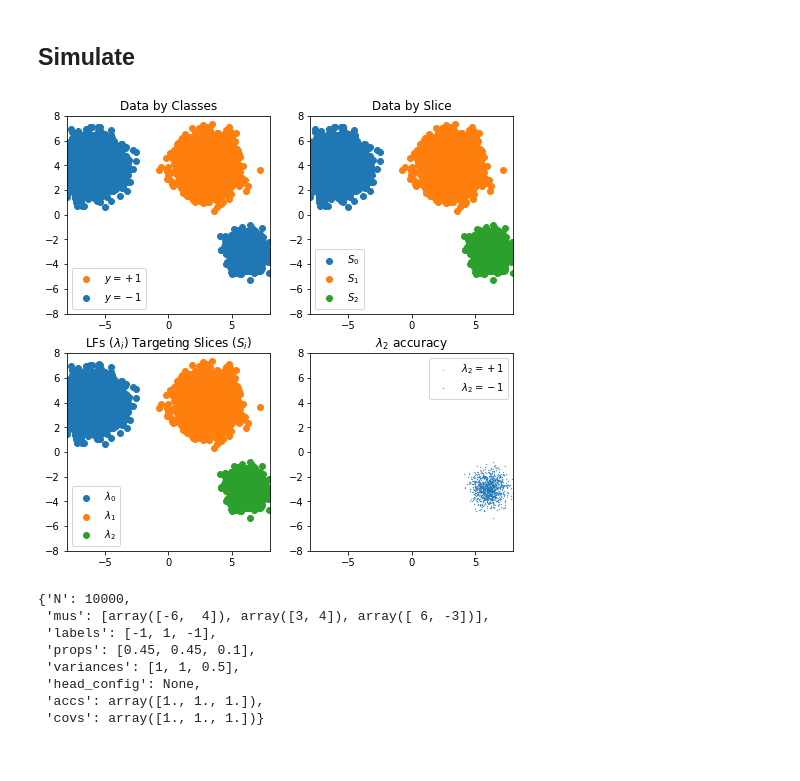
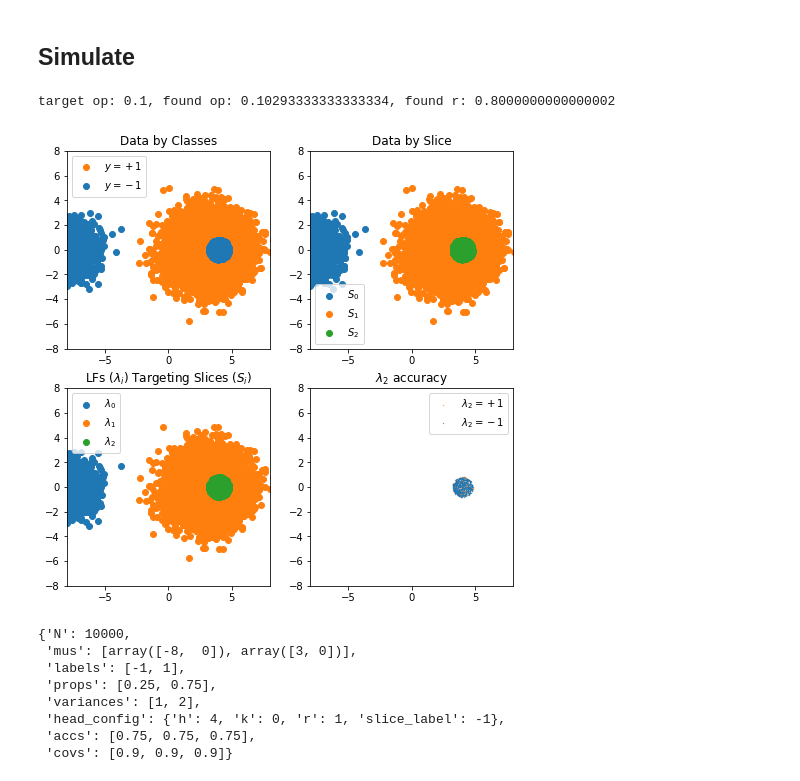
Before and after one commit to tsy935/metal, a Jupyter notebook: metal/contrib/slicing/synthetics/synthetics-sandbox.ipynb, the cells around one changed output. Saved outputs shown, nothing was run; the diff lists cells and outputs as text; code cells hidden in the pictures.

Commit message:
add sanity check synthetics

```diff
--- a/metal/contrib/slicing/synthetics/synthetics-sandbox.ipynb
+++ b/metal/contrib/slicing/synthetics/synthetics-sandbox.ipynb
@@ -70,5 +62,0 @@ visualize_data(X, Y, C, L)
-# %%
-from simulate import data_config as config
-config['accs'][2] = 1.0
-X, Y, C, L = generate_synthetic_data(config, 'cov', 0.2)
-visualize_data(X, Y, C, L)
@@ -90,33 +73,43 @@ visualize_data(X_test, Y_test, C_test, L_test)
 # %%
 from simulate import data_config as config
 from synthetics_utils import generate_synthetic_data
 
-config = {
-    # data generation
-    "N": 10000, # num data points
-    "mus": [
-        np.array([-6, 4]), # Mode 1: Y = -1
-        np.array([3, 4]), # Mode 2: Y = 1,
-        np.array([6, -3])
-    ],
-    "labels": [-1, 1, -1], # labels of each slice
-    "props": [0.45, 0.45, 0.1], # proportion of data in each mode
-    "variances": [1, 1, 0.5], # proportion of data in each mode
-    "head_config": None,
+# Setting 1: Separable case
+# config = {
+#     # data generation
+#     "N": 10000, # num data points
+#     "mus": [
+#         np.array([-6, 4]), # Mode 1: Y = -1
+#         np.array([3, 4]), # Mode 2: Y = 1,
+#         np.array([6, -3])
+#     ],
+#     "labels": [-1, 1, -1], # labels of each slice
+#     "props": [0.45, 0.45, 0.1], # proportion of data in each mode
+#     "variances": [0.5, 0.5, 0.5], # proportion of data in each mode
+#     "head_config": None,
 
-    "accs": np.array([1., 1., 1.0]), # default accuracy of LFs
-    "covs": np.array([1., 1., 1.]), # default coverage of LFs
-}
-X, Y, C, L = generate_synthetic_data(config)
+#     "accs": np.array([0.999, 0.999, 0.999]), # default accuracy of LFs
+#     "covs": np.array([1., 1., 1.]), # default coverage of LFs
+# }
+
+# Setting 2: Donut
+config['mus'] = [
+    np.array([-8, 0]), # Mode 1: Y = -1
+    np.array([3, 0]), # Mode 2: Y = 1,
+]
+config['accs'] = [0.75, 0.75, 0.75]
+config['covs'] = [0.9, 0.9, 0.9]
+X, Y, C, L = generate_synthetic_data(config, 'op', 0.1)
 visualize_data(X, Y, C, L)
 config
 # %% [output]
+target op: 0.1, found op: 0.10293333333333334, found r: 0.8000000000000002
-[figure, old version]
+[figure, new version]
-{'N': 10000,
- 'mus': [array([-6,  4]), array([3, 4]), array([ 6, -3])],
- 'labels': [-1, 1, -1],
- 'props': [0.45, 0.45, 0.1],
- 'variances': [1, 1, 0.5],
- 'head_config': None,
- 'accs': array([1., 1., 1.]),
- 'covs': array([1., 1., 1.])}
+{'N': 10000,
+ 'mus': [array([-8,  0]), array([3, 0])],
+ 'labels': [-1, 1],
+ 'props': [0.25, 0.75],
+ 'variances': [1, 2],
+ 'head_config': {'h': 4, 'k': 0, 'r': 1, 'slice_label': -1},
+ 'accs': [0.75, 0.75, 0.75],
+ 'covs': [0.9, 0.9, 0.9]}
```
Also changed, not shown: parts of 14 cells of this notebook.
